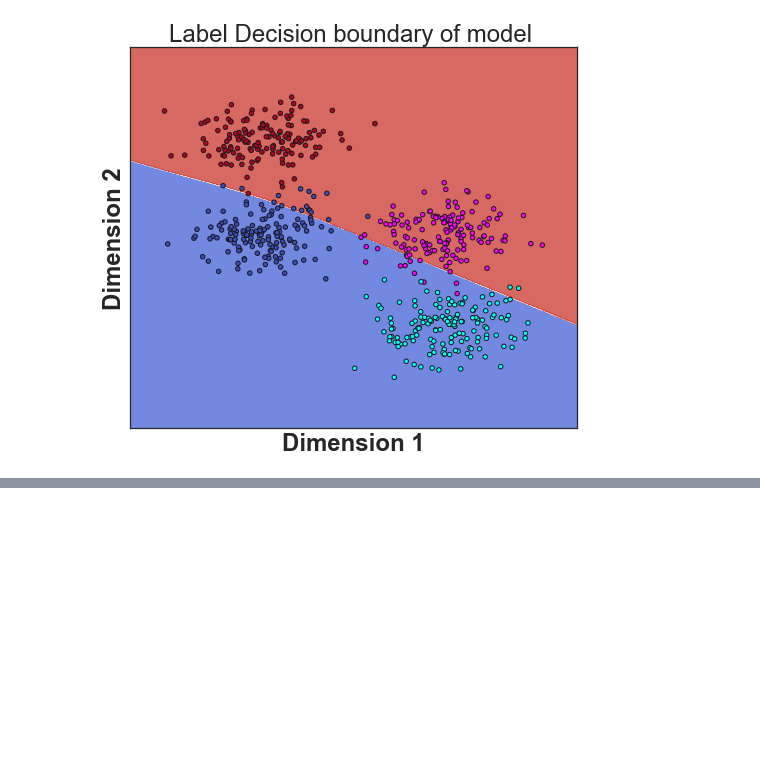
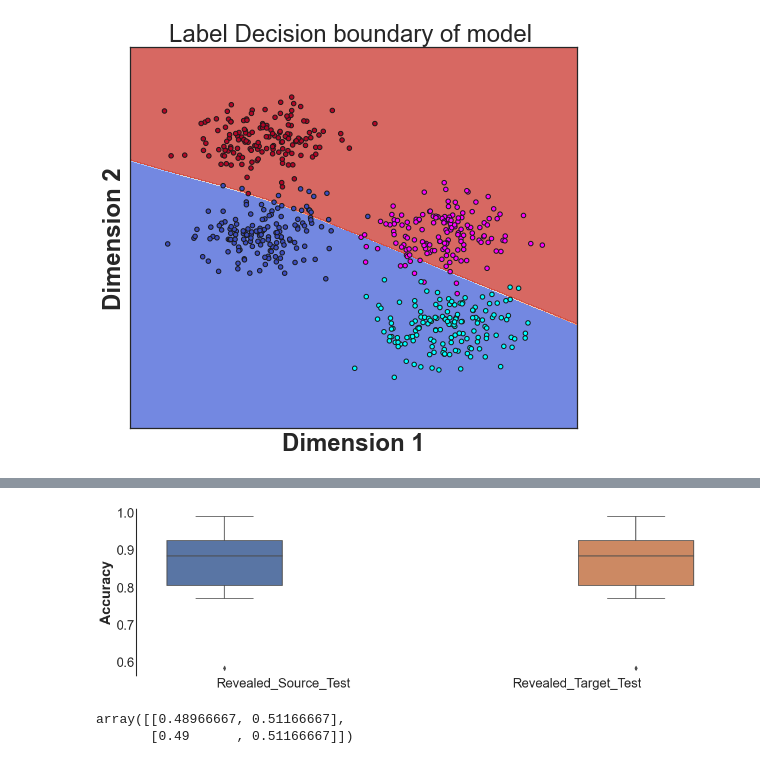
Before and after one commit to cechava/EMG_gestures, a Jupyter notebook: demo_notebooks/[dev]DANN_demo_v02.ipynb, the cells around one changed output, grey strips where cells are left out. Cells and saved outputs as stored; diff of their text form; code cells hidden in the pictures; blank space fills up the shorter version.

```diff
--- a/demo_notebooks/[dev]DANN_demo_v02.ipynb
+++ b/demo_notebooks/[dev]DANN_demo_v02.ipynb
@@ -281,0 +278,40 @@ sns.despine(fig=g.fig, bottom = True)
+# %%
+keep_types = ['Revealed_Source_Test','Revealed_Target_Test']
+plot_df = results_df.loc[results_df.Type.isin(keep_types)]
+plot_df = plot_df.groupby(['Type','Shuffled','Rep'])\
+.mean()\
+.drop(columns = ['Fold'])\
+.reset_index()
+
+shuffle_df = plot_df.loc[plot_df.Shuffled == True]
+true_df = plot_df.loc[plot_df.Shuffled == False]
+
+# Get confidence interval for shuffled data results
+null_ci = np.zeros((len(keep_types),2))
+
+for j,t in enumerate(keep_types):
+    null_df = shuffle_df.loc[shuffle_df.Type == t]
+    null_ci[j,:] = sns.utils.ci(sns.algorithms.bootstrap(null_df['accuracy_score'].values))
+
+
+#make plot
+g = sns.catplot(data = true_df, x= 'Type', y = 'accuracy_score', hue = 'Type',\
+            order = keep_types, kind = 'box', aspect = 3)
+
+# #Label axes and subpots, mark chance confidence interval
+for i,ax in enumerate(g.axes[0]):
+    ax.set_xlabel('')
+    ax.set_xticklabels(keep_types,horizontalalignment = 'center')
+    ax.set_ylabel('Accuracy')
+    for j,t in enumerate(keep_types):
+        ax.add_patch(patches.Rectangle((.75*j, null_ci[j,0]), 0.5, (null_ci[j,1]-null_ci[j,0]),\
+                                             linewidth=0, fill=True, color='k', alpha=0.2))
+
+sns.despine(fig=g.fig, bottom = True)
+# %% [output]
+[figure, added]
+# %%
+null_ci
+# %% [output]
+array([[0.48966667, 0.51166667],
+       [0.49      , 0.51166667]])
```
Also changed, not shown: parts of 12 cells of this notebook, 2 other files.
